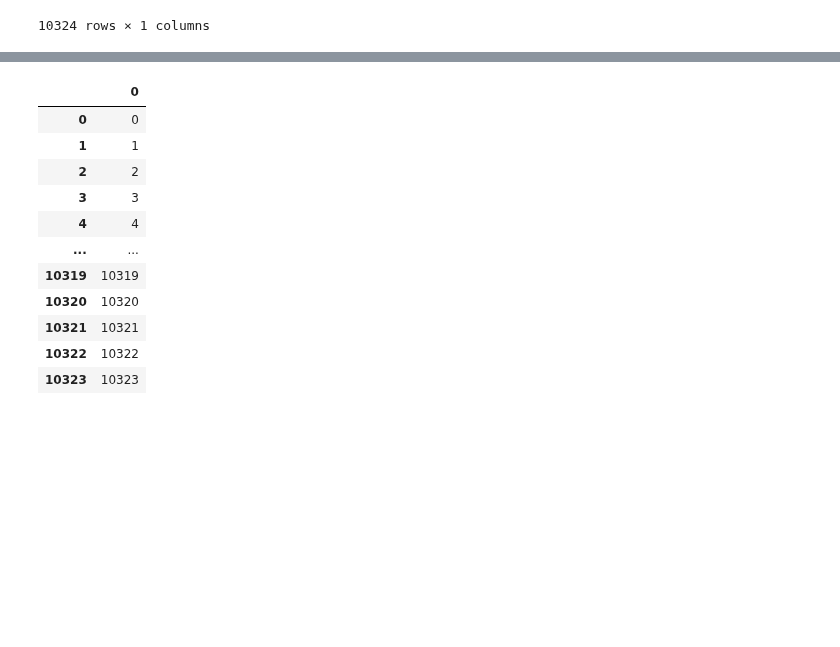
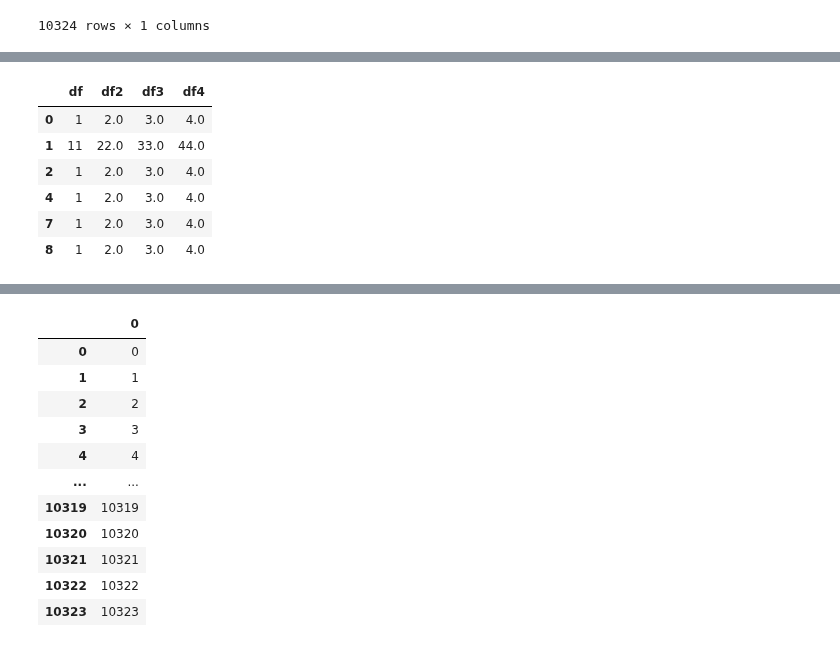
Before and after one commit to krishanwalia30/Consignment-Pricing-Prediction, a Jupyter notebook: research/example.ipynb, the cells around one changed output, grey strips where cells are left out. Saved outputs shown, nothing was run; the diff lists cells and outputs as text; code cells hidden in the pictures; blank space fills up the shorter version.

Commit message:
Column Transformer Creation Inprogress

```diff
--- a/research/example.ipynb
+++ b/research/example.ipynb
@@ -106,0 +217,11 @@ df.shape
+# %%
+pipeline.transform(test_df)
+test_df
+# %% [output]
+|  | df | df2 | df3 | df4 |
+| 0 | 1 | 2.0 | 3.0 | 4.0 |
+| 1 | 11 | 22.0 | 33.0 | 44.0 |
+| 2 | 1 | 2.0 | 3.0 | 4.0 |
+| 4 | 1 | 2.0 | 3.0 | 4.0 |
+| 7 | 1 | 2.0 | 3.0 | 4.0 |
+| 8 | 1 | 2.0 | 3.0 | 4.0 |
```
Also changed, not shown: parts of 22 cells of this notebook.
